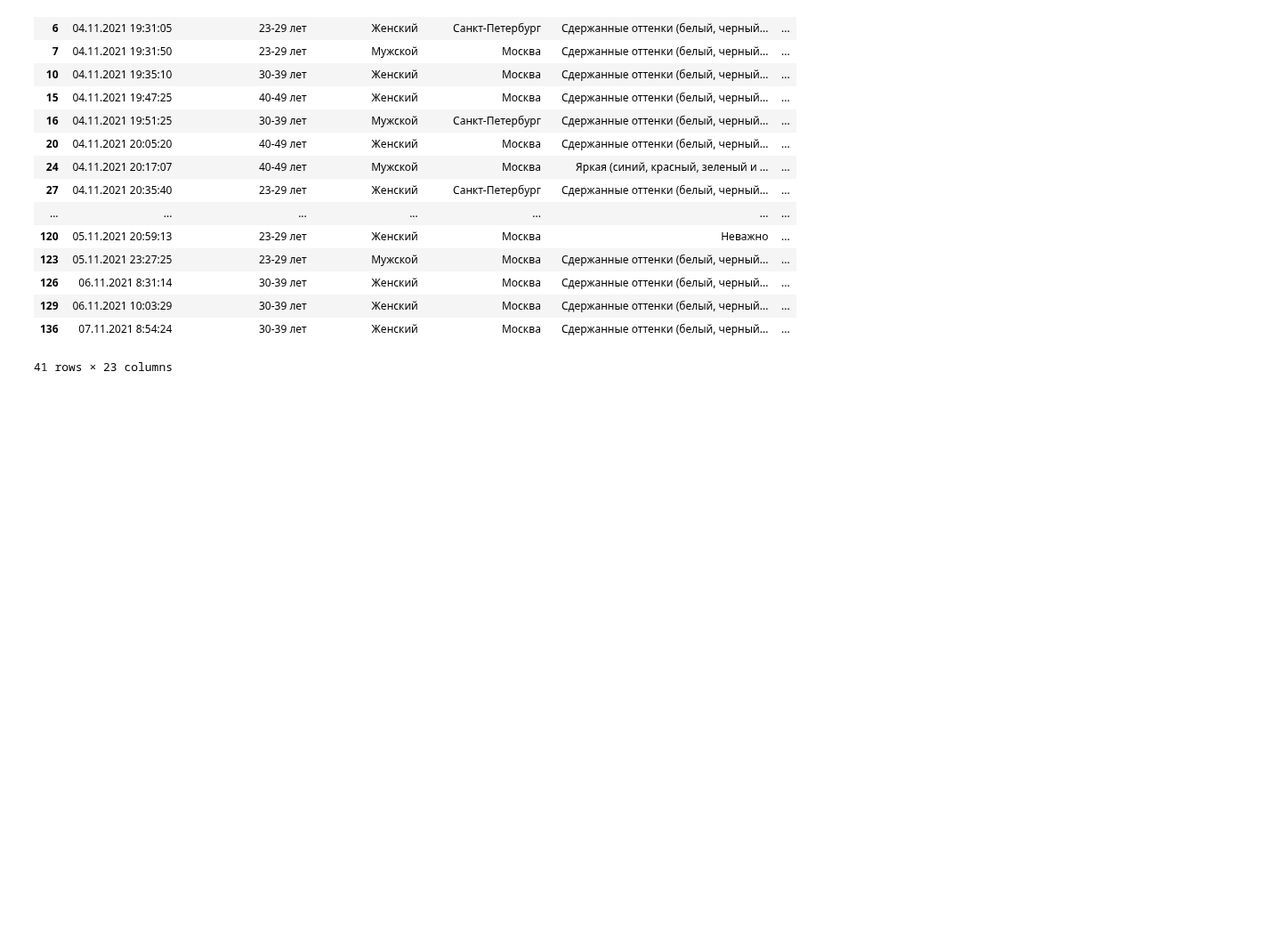
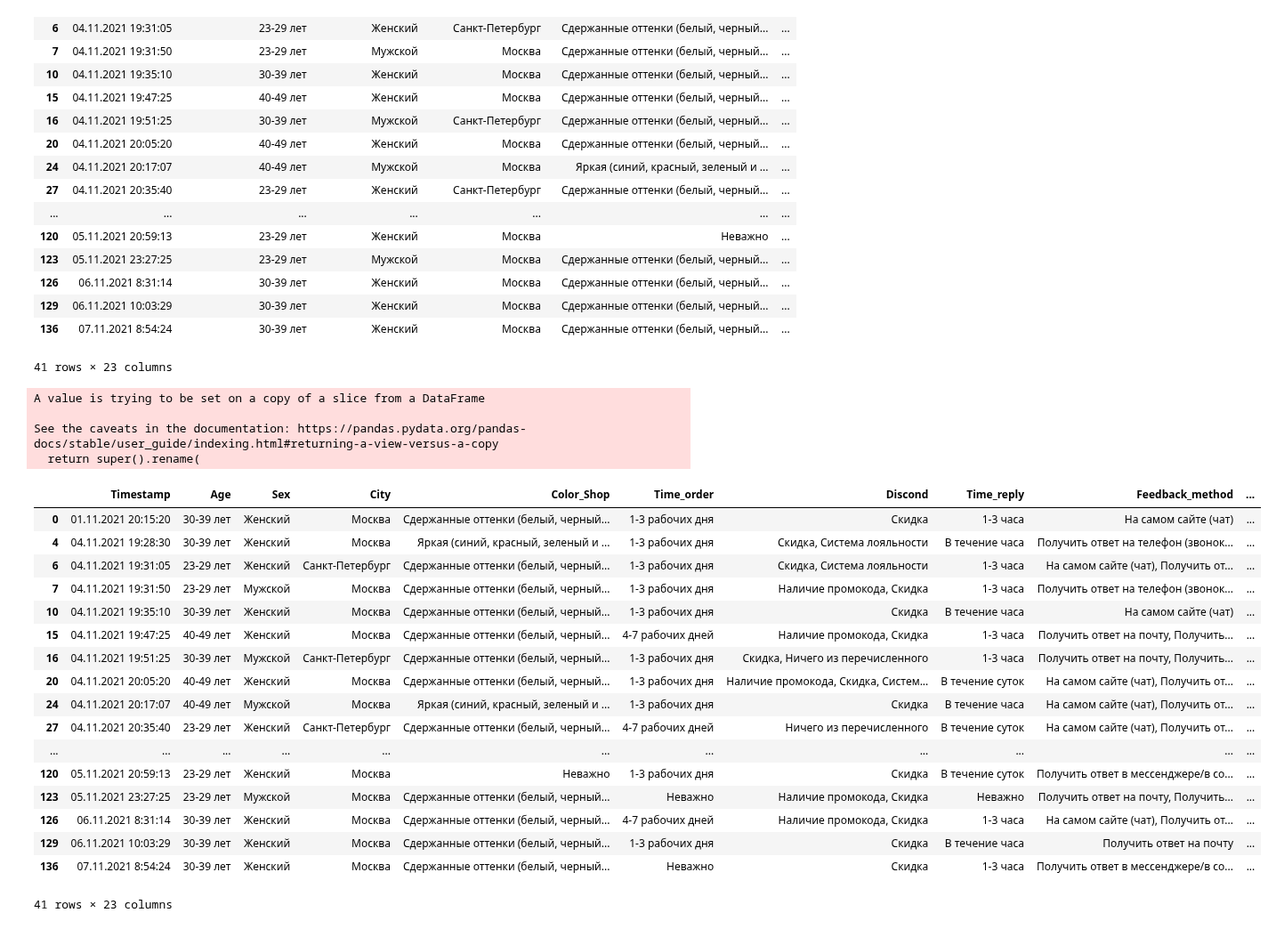
Before and after one commit to Gralex78/Home-Work-PYDA-20, a Jupyter notebook: 28_Grow/Grow.ipynb, the cells around one changed output. Shown at 89% size. Saved outputs shown, nothing was run; the diff lists cells and outputs as text; code cells hidden in the pictures; blank space fills up the shorter version.

```diff
--- a/28_Grow/Grow.ipynb
+++ b/28_Grow/Grow.ipynb
@@ -136,3 +136,53 @@ target_audience
 | 129 | 06.11.2021 10:03:29 | 30-39 лет | Женский | Москва | Сдержанные оттенки (белый, черный... | ... |
 | 136 | 07.11.2021 8:54:24 | 30-39 лет | Женский | Москва | Сдержанные оттенки (белый, черный... | ... |
 41 rows × 23 columns
+# %%
+target_audience.rename(columns = {
+    target_audience.columns[0]: 'Timestamp',
+    target_audience.columns[1]: 'Age',
+    target_audience.columns[2]: 'Sex',
+    target_audience.columns[3]: 'City',
+    target_audience.columns[4]: 'Color_Shop',
+    target_audience.columns[5]: 'Time_order',
+    target_audience.columns[6]: 'Discond',
+    target_audience.columns[7]: 'Time_reply',
+    target_audience.columns[8]: 'Feedback_method',
+    target_audience.columns[9]: 'Bought_merch',
+    target_audience.columns[10]: 'Size_logo',
+    target_audience.columns[11]: 'Most_interested_merch',
+    target_audience.columns[12]: 'Merch_without_logo',
+    target_audience.columns[13]: 'Citation',
+    target_audience.columns[14]: 'Jumor_citation',
+    target_audience.columns[15]: 'Merch_after_event',
+    target_audience.columns[16]: 'Uniq_color_print',
+    target_audience.columns[17]: 'Merch_for_lern',
+    target_audience.columns[18]: 'Unique_merch',
+    target_audience.columns[19]: 'Limit_merch',
+    target_audience.columns[20]: 'Eco',
+    target_audience.columns[21]: 'Charity',
+    target_audience.columns[22]: 'Buy_for_charity'
+}, inplace = True)
+target_audience
+# %% [output]
+A value is trying to be set on a copy of a slice from a DataFrame
+
+See the caveats in the documentation: https://pandas.pydata.org/pandas-docs/stable/user_guide/indexing.html#returning-a-view-versus-a-copy
+  return super().rename(
+|  | Timestamp | Age | Sex | City | Color_Shop | Time_order | Discond | Time_reply | Feedback_method | ... |
+| 0 | 01.11.2021 20:15:20 | 30-39 лет | Женский | Москва | Сдержанные оттенки (белый, черный... | 1-3 рабочих дня | Скидка | 1-3 часа | На самом сайте (чат) | ... |
+| 4 | 04.11.2021 19:28:30 | 30-39 лет | Женский | Москва | Яркая (синий, красный, зеленый и ... | 1-3 рабочих дня | Скидка, Система лояльности | В течение часа | Получить ответ на телефон (звонок... | ... |
+| 6 | 04.11.2021 19:31:05 | 23-29 лет | Женский | Санкт-Петербург | Сдержанные оттенки (белый, черный... | 1-3 рабочих дня | Скидка, Система лояльности | 1-3 часа | На самом сайте (чат), Получить от... | ... |
+| 7 | 04.11.2021 19:31:50 | 23-29 лет | Мужской | Москва | Сдержанные оттенки (белый, черный... | 1-3 рабочих дня | Наличие промокода, Скидка | 1-3 часа | Получить ответ на телефон (звонок... | ... |
+| 10 | 04.11.2021 19:35:10 | 30-39 лет | Женский | Москва | Сдержанные оттенки (белый, черный... | 1-3 рабочих дня | Скидка | В течение часа | На самом сайте (чат) | ... |
+| 15 | 04.11.2021 19:47:25 | 40-49 лет | Женский | Москва | Сдержанные оттенки (белый, черный... | 4-7 рабочих дней | Наличие промокода, Скидка | 1-3 часа | Получить ответ на почту, Получить... | ... |
+| 16 | 04.11.2021 19:51:25 | 30-39 лет | Мужской | Санкт-Петербург | Сдержанные оттенки (белый, черный... | 1-3 рабочих дня | Скидка, Ничего из перечисленного | 1-3 часа | Получить ответ на почту, Получить... | ... |
+| 20 | 04.11.2021 20:05:20 | 40-49 лет | Женский | Москва | Сдержанные оттенки (белый, черный... | 1-3 рабочих дня | Наличие промокода, Скидка, Систем... | В течение суток | На самом сайте (чат), Получить от... | ... |
+| 24 | 04.11.2021 20:17:07 | 40-49 лет | Мужской | Москва | Яркая (синий, красный, зеленый и ... | 1-3 рабочих дня | Скидка | В течение часа | На самом сайте (чат), Получить от... | ... |
+| 27 | 04.11.2021 20:35:40 | 23-29 лет | Женский | Санкт-Петербург | Сдержанные оттенки (белый, черный... | 4-7 рабочих дней | Ничего из перечисленного | В течение суток | На самом сайте (чат), Получить от... | ... |
+| ... | ... | ... | ... | ... | ... | ... | ... | ... | ... | ... |
+| 120 | 05.11.2021 20:59:13 | 23-29 лет | Женский | Москва | Неважно | 1-3 рабочих дня | Скидка | В течение суток | Получить ответ в мессенджере/в со... | ... |
+| 123 | 05.11.2021 23:27:25 | 23-29 лет | Мужской | Москва | Сдержанные оттенки (белый, черный... | Неважно | Наличие промокода, Скидка | Неважно | Получить ответ на почту, Получить... | ... |
+| 126 | 06.11.2021 8:31:14 | 30-39 лет | Женский | Москва | Сдержанные оттенки (белый, черный... | 4-7 рабочих дней | Наличие промокода, Скидка | 1-3 часа | На самом сайте (чат), Получить от... | ... |
+| 129 | 06.11.2021 10:03:29 | 30-39 лет | Женский | Москва | Сдержанные оттенки (белый, черный... | 1-3 рабочих дня | Скидка | В течение часа | Получить ответ на почту | ... |
+| 136 | 07.11.2021 8:54:24 | 30-39 лет | Женский | Москва | Сдержанные оттенки (белый, черный... | Неважно | Скидка | 1-3 часа | Получить ответ в мессенджере/в со... | ... |
+41 rows × 23 columns
```
Also changed, not shown: parts of 23 cells of this notebook.
